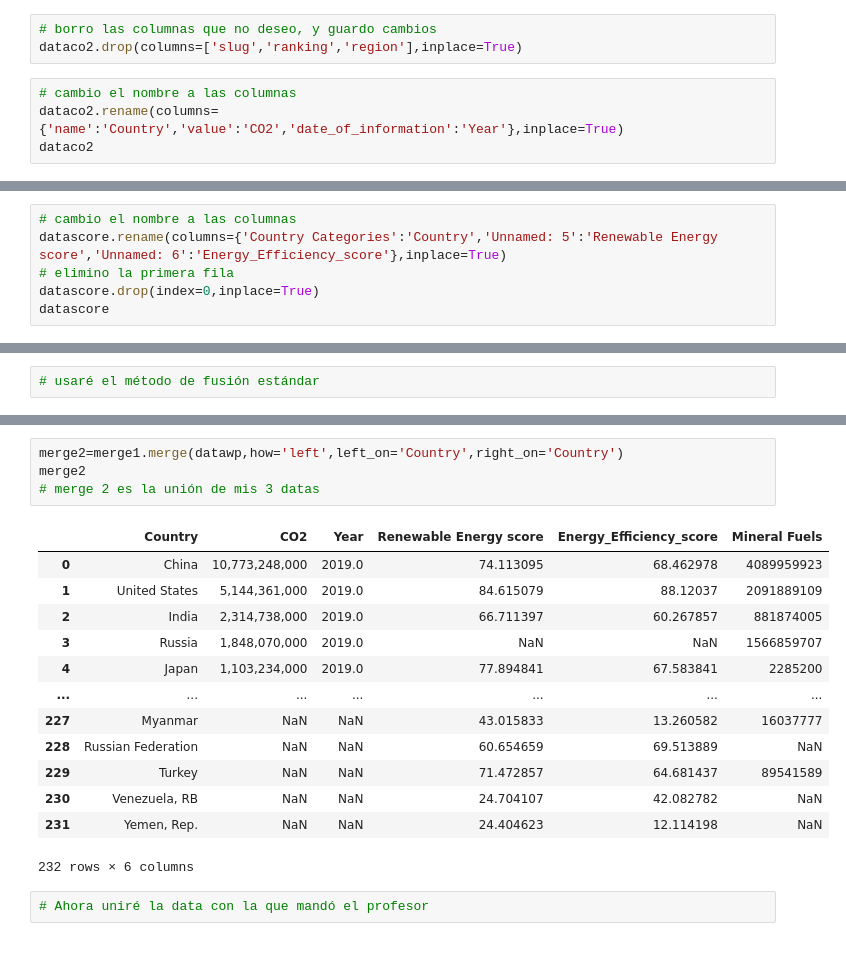
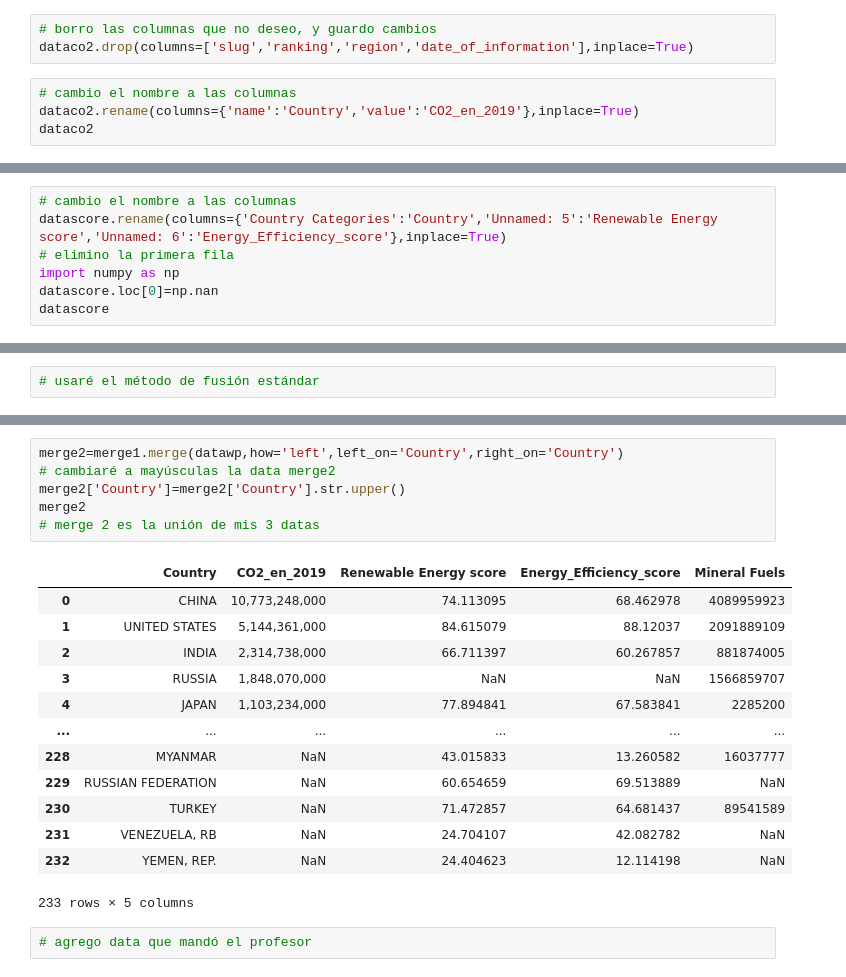
Before and after one commit to NicoTCV/Parcial_ICDS, a Jupyter notebook: Parcial_CDE_of.ipynb, the cells around one changed output, grey strips where cells are left out. Cells and saved outputs as stored; diff of their text form.

```diff
--- a/Parcial_CDE_of.ipynb
+++ b/Parcial_CDE_of.ipynb
@@ -66,9 +66,9 @@ dataco2.shape,datascore.shape, datawp.shape  # no tiene el mismo # de filas
 # solo quiero las columnas name, value y date_of_information
 # %%
 # borro las columnas que no deseo, y guardo cambios
-dataco2.drop(columns=['slug','ranking','region'],inplace=True)
+dataco2.drop(columns=['slug','ranking','region','date_of_information'],inplace=True)
 # %%
 # cambio el nombre a las columnas
-dataco2.rename(columns={'name':'Country','value':'CO2','date_of_information':'Year'},inplace=True)
+dataco2.rename(columns={'name':'Country','value':'CO2_en_2019'},inplace=True)
 dataco2
 # %% [output]
@@ -112,7 +112,8 @@ datascore
 # cambio el nombre a las columnas
 datascore.rename(columns={'Country Categories':'Country','Unnamed: 5':'Renewable Energy score','Unnamed: 6':'Energy_Efficiency_score'},inplace=True)
 # elimino la primera fila
-datascore.drop(index=0,inplace=True)
+import numpy as np
+datascore.loc[0]=np.nan
 datascore
 # %% [output]
 |  | Country | Renewable Energy score | Energy_Efficiency_score |
@@ -195,20 +196,22 @@ merge1
 # %%
 merge2=merge1.merge(datawp,how='left',left_on='Country',right_on='Country')
+# cambiaré a mayúsculas la data merge2
+merge2['Country']=merge2['Country'].str.upper()
 merge2
 # merge 2 es la unión de mis 3 datas
 # %% [output]
-|  | Country | CO2 | Year | Renewable Energy score | Energy_Efficiency_score | Mineral Fuels |
-| 0 | China | 10,773,248,000 | 2019.0 | 74.113095 | 68.462978 | 4089959923 |
-| 1 | United States | 5,144,361,000 | 2019.0 | 84.615079 | 88.12037 | 2091889109 |
-| 2 | India | 2,314,738,000 | 2019.0 | 66.711397 | 60.267857 | 881874005 |
-| 3 | Russia | 1,848,070,000 | 2019.0 | NaN | NaN | 1566859707 |
-| 4 | Japan | 1,103,234,000 | 2019.0 | 77.894841 | 67.583841 | 2285200 |
-| ... | ... | ... | ... | ... | ... | ... |
-| 227 | Myanmar | NaN | NaN | 43.015833 | 13.260582 | 16037777 |
-| 228 | Russian Federation | NaN | NaN | 60.654659 | 69.513889 | NaN |
-| 229 | Turkey | NaN | NaN | 71.472857 | 64.681437 | 89541589 |
-| 230 | Venezuela, RB | NaN | NaN | 24.704107 | 42.082782 | NaN |
-| 231 | Yemen, Rep. | NaN | NaN | 24.404623 | 12.114198 | NaN |
+|  | Country | CO2_en_2019 | Renewable Energy score | Energy_Efficiency_score | Mineral Fuels |
+| 0 | CHINA | 10,773,248,000 | 74.113095 | 68.462978 | 4089959923 |
+| 1 | UNITED STATES | 5,144,361,000 | 84.615079 | 88.12037 | 2091889109 |
+| 2 | INDIA | 2,314,738,000 | 66.711397 | 60.267857 | 881874005 |
+| 3 | RUSSIA | 1,848,070,000 | NaN | NaN | 1566859707 |
+| 4 | JAPAN | 1,103,234,000 | 77.894841 | 67.583841 | 2285200 |
+| ... | ... | ... | ... | ... | ... |
+| 228 | MYANMAR | NaN | 43.015833 | 13.260582 | 16037777 |
+| 229 | RUSSIAN FEDERATION | NaN | 60.654659 | 69.513889 | NaN |
+| 230 | TURKEY | NaN | 71.472857 | 64.681437 | 89541589 |
+| 231 | VENEZUELA, RB | NaN | 24.704107 | 42.082782 | NaN |
+| 232 | YEMEN, REP. | NaN | 24.404623 | 12.114198 | NaN |
-232 rows × 6 columns
+233 rows × 5 columns
 # %%
-# Ahora uniré la data con la que mandó el profesor
+# agrego data que mandó el profesor
```
Also changed, not shown: parts of 18 cells of this notebook.
